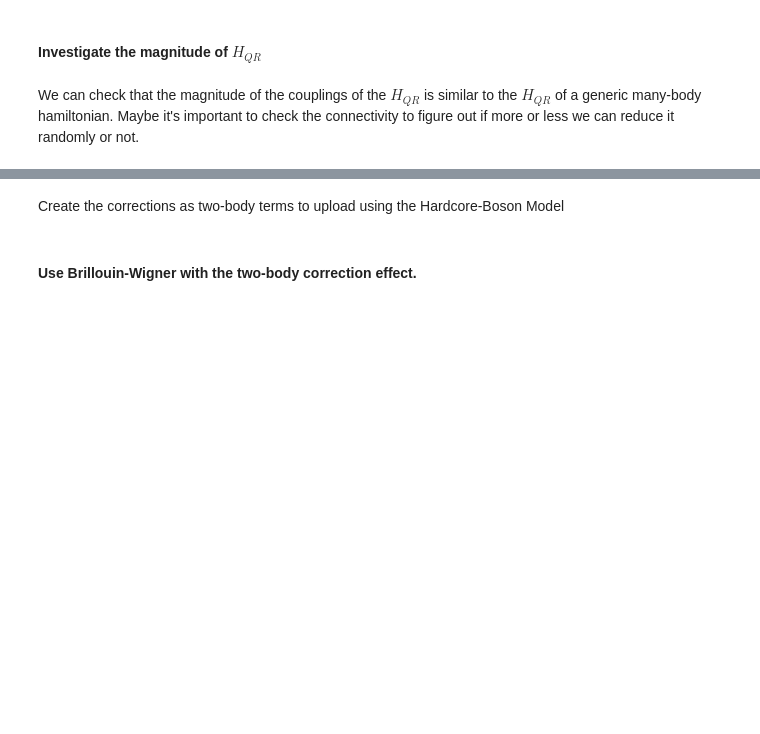
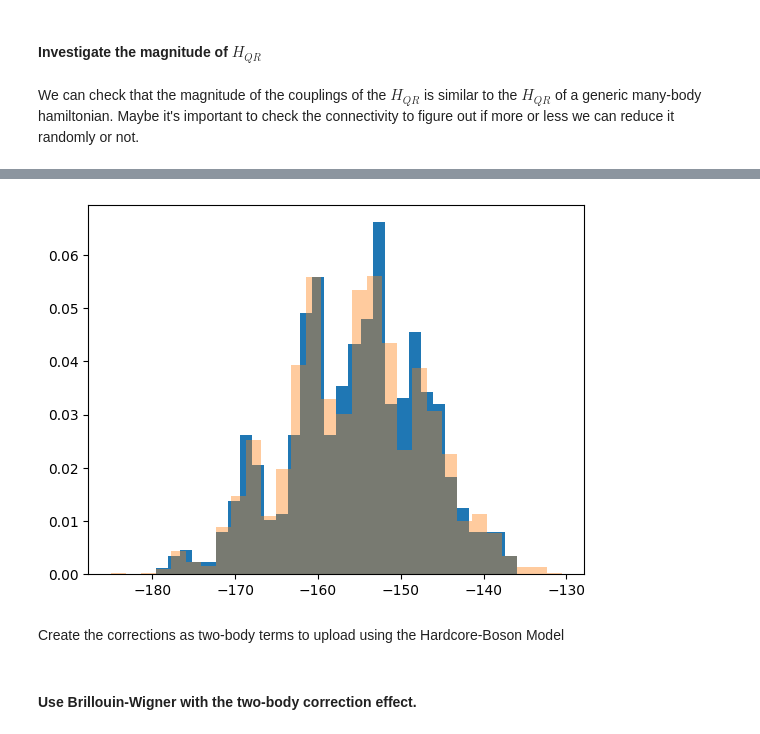
Before and after one commit to emacosta95/3rdQA4NSM, a Jupyter notebook: BrillouinWignerAnalysis.ipynb, the cells around one changed output, grey strips where cells are left out. Cells and saved outputs as stored; diff of their text form; code cells hidden in the pictures; blank space fills up the shorter version.

```diff
--- a/BrillouinWignerAnalysis.ipynb
+++ b/BrillouinWignerAnalysis.ipynb
@@ -1075,3 +1117,9 @@ for r in range(hamiltonian_rr_2b.shape[0]):
+# %%
+plt.hist(hamiltonian_rr_2b.diagonal(),bins=30,density=True)
+plt.hist(hamiltonian_rr.diagonal(),bins=30,alpha=0.4,density=True)
+plt.show()
+# %% [output]
+[figure, added]
 # %% [markdown]
 Create the corrections as two-body terms to upload using the Hardcore-Boson Model
 # %%
```
Also changed, not shown: parts of 27 cells of this notebook.
